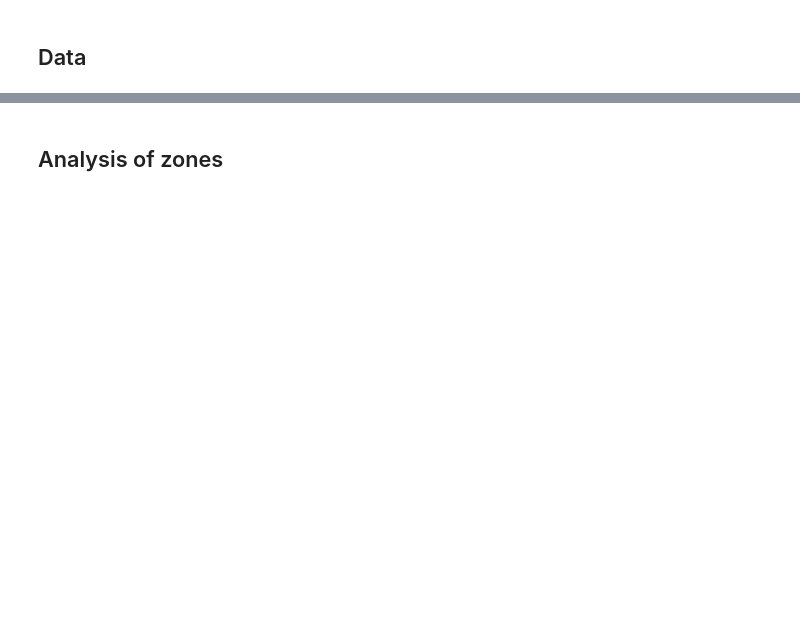
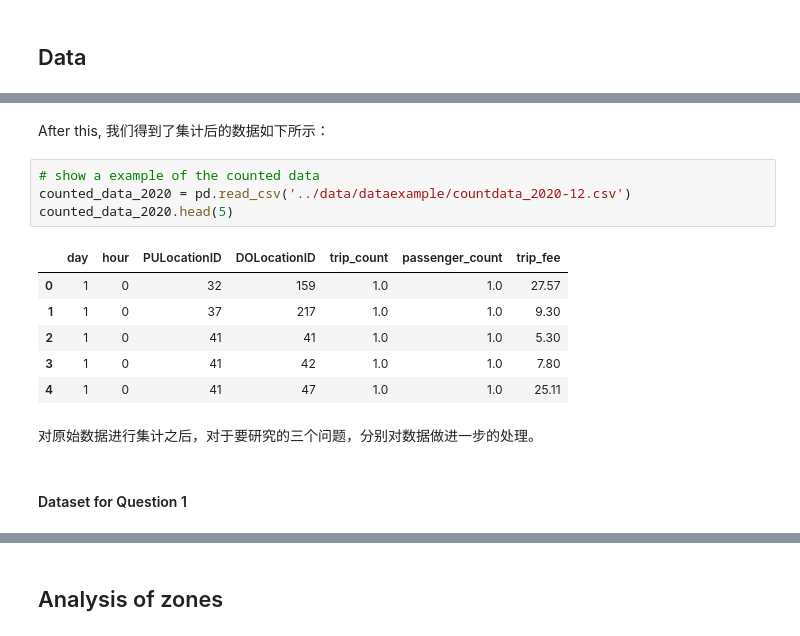
Before and after one commit to HoraceWuu/NYC_taxi_analyze, a Jupyter notebook: code/final_main.ipynb, the cells around one changed output, grey strips where cells are left out. Drawn from its saved outputs; the diff is of its cells as text; blank space fills up the shorter version.

```diff
--- a/code/final_main.ipynb
+++ b/code/final_main.ipynb
@@ -15,0 +308,17 @@ This project mainly research on follow questions:
+# %% [markdown]
+After this, 我们得到了集计后的数据如下所示：
+# %%
+# show a example of the counted data
+counted_data_2020 = pd.read_csv('../data/dataexample/countdata_2020-12.csv')
+counted_data_2020.head(5)
+# %% [output]
+|  | day | hour | PULocationID | DOLocationID | trip_count | passenger_count | trip_fee |
+| 0 | 1 | 0 | 32 | 159 | 1.0 | 1.0 | 27.57 |
+| 1 | 1 | 0 | 37 | 217 | 1.0 | 1.0 | 9.30 |
+| 2 | 1 | 0 | 41 | 41 | 1.0 | 1.0 | 5.30 |
+| 3 | 1 | 0 | 41 | 42 | 1.0 | 1.0 | 7.80 |
+| 4 | 1 | 0 | 41 | 47 | 1.0 | 1.0 | 25.11 |
+# %% [markdown]
+对原始数据进行集计之后，对于要研究的三个问题，分别对数据做进一步的处理。
+# %% [markdown]
+#### Dataset for Question 1
```
Also changed, not shown: parts of 32 cells of this notebook, 3 other files.
